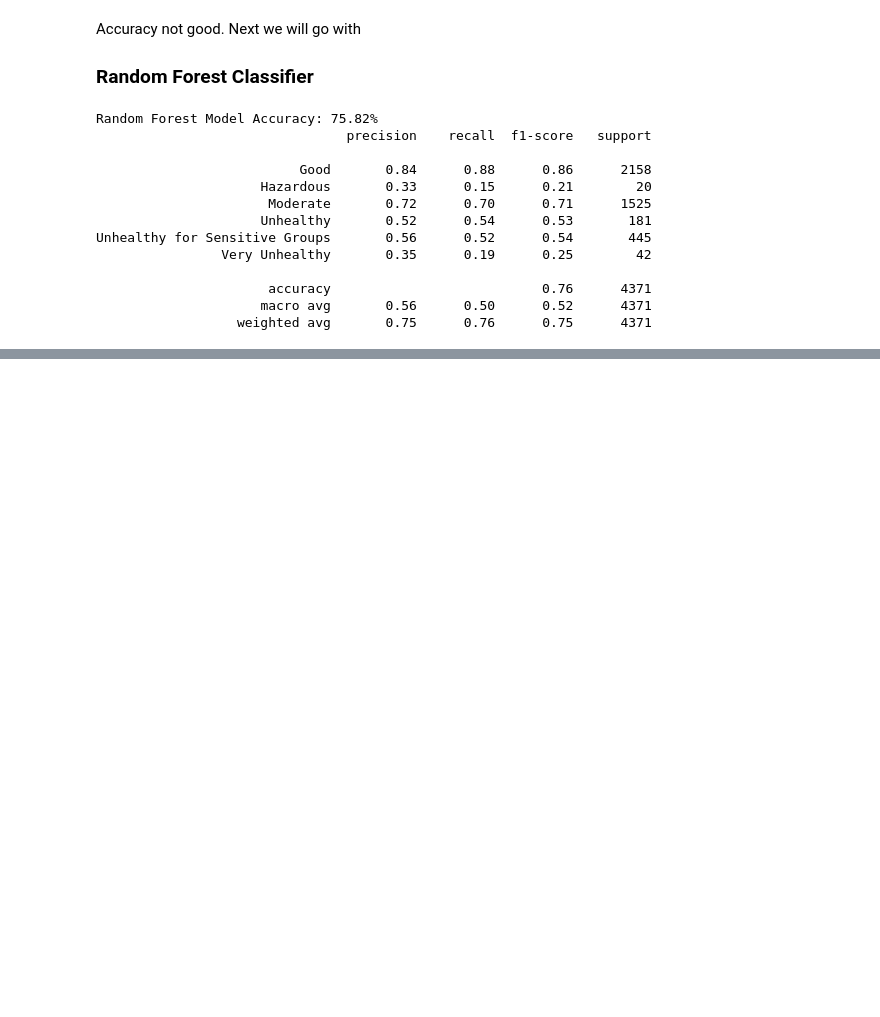
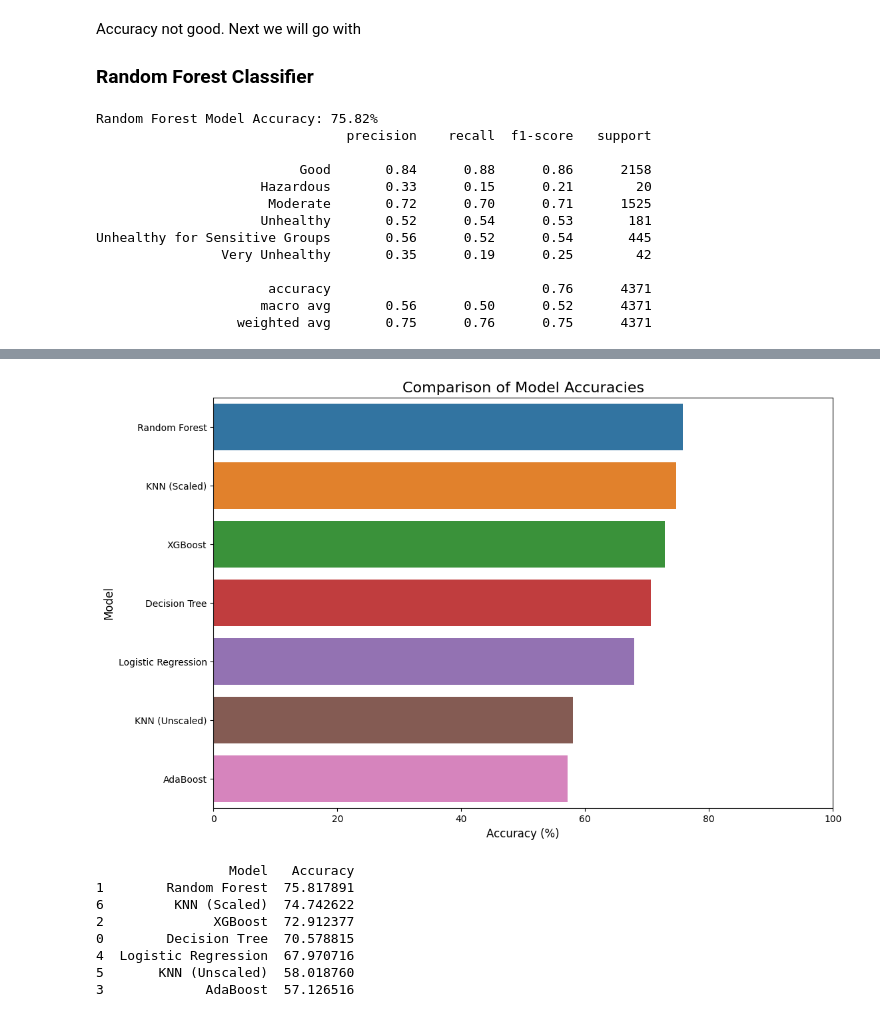
Before and after one commit to bedantade5/aqi-prediction-practice, a Jupyter notebook: aqiproject.ipynb, the cells around one changed output, grey strips where cells are left out. Drawn from its saved outputs; the diff is of its cells as text; code cells hidden in the pictures; blank space fills up the shorter version.

```diff
--- a/aqiproject.ipynb
+++ b/aqiproject.ipynb
@@ -218,10 +221,10 @@ Unhealthy for Sensitive Groups       0.56      0.52      0.54       445
 # %%
 from xgboost import XGBClassifier
-xgb_model = XGBClassifier(n_estimators = 100, random_state = 42, eval_metric = 'mlogloss', use_label_encoders = False)
+xgb_model = XGBClassifier(n_estimators = 100, random_state = 42, eval_metric = 'mlogloss', use_label_encoder=False)
 xgb_model.fit(X_train, y_train)
 y_pred_xgb = xgb_model.predict(X_test)
-acc_xgb = accuracy_score(y_test, y_pred_rf)
-print(f"\nXGBoost Model Accuracy: {acc_rf * 100:.2f}%")
+acc_xgb = accuracy_score(y_test, y_pred_xgb)
+print(f"\nXGBoost Model Accuracy: {acc_xgb * 100:.2f}%")
 target = label_encoder.classes_
-print(classification_report(y_test, y_pred_rf, target_names = target))
+print(classification_report(y_test, y_pred_xgb, target_names = target))
 # %% [output]
@@ -243,0 +331,13 @@ Unhealthy for Sensitive Groups       0.56      0.52      0.54       445
+# %%
+from sklearn.preprocessing import StandardScaler
+scaler = StandardScaler()
+scaler.fit(X_train)
+X_train_scaled = scaler.transform(X_train)
+X_test_scaled = scaler.transform(X_test)
+knn_scaled_model = KNeighborsClassifier(n_neighbors=5)
+knn_scaled_model.fit(X_train_scaled, y_train)
+y_pred_knn_scaled = knn_scaled_model.predict(X_test_scaled)
+acc_knn_scaled = accuracy_score(y_test, y_pred_knn_scaled)
+print(f"\nKNN (Scaled) Model Accuracy: {acc_knn_scaled * 100:.2f}%")
+target = label_encoder.classes_
+print(classification_report(y_test, y_pred_knn_scaled, target_names=target))
@@ -243,0 +358,34 @@ Unhealthy for Sensitive Groups       0.56      0.52      0.54       445
+# %%
+import matplotlib.pyplot as plt
+import seaborn as sns
+import pandas as pd
+model_accuracies = {
+    'Decision Tree': acc,
+    'Random Forest': acc_rf,
+    'XGBoost': acc_xgb,
+    'AdaBoost': acc_ada,
+    'Logistic Regression': acc_lr,
+    'KNN (Unscaled)': acc_knn,
+    'KNN (Scaled)': acc_knn_scaled
+}
+results_df = pd.DataFrame(list(model_accuracies.items()), columns=['Model', 'Accuracy'])
+results_df['Accuracy'] = results_df['Accuracy'] * 100
+results_df = results_df.sort_values(by='Accuracy', ascending=False)
+plt.figure(figsize=(12, 8))
+sns.barplot(data=results_df, x='Accuracy', y='Model')
+plt.title('Comparison of Model Accuracies', fontsize=16)
+plt.xlabel('Accuracy (%)', fontsize=12)
+plt.ylabel('Model', fontsize=12)
+plt.xlim(0, 100)
+plt.show()
+print(results_df)
+# %% [output]
+[figure, added]
+                 Model   Accuracy
+1        Random Forest  75.817891
+6         KNN (Scaled)  74.742622
+2              XGBoost  72.912377
+0        Decision Tree  70.578815
+4  Logistic Regression  67.970716
+5       KNN (Unscaled)  58.018760
+3             AdaBoost  57.126516
```
Also changed, not shown: parts of 10 cells of this notebook.
